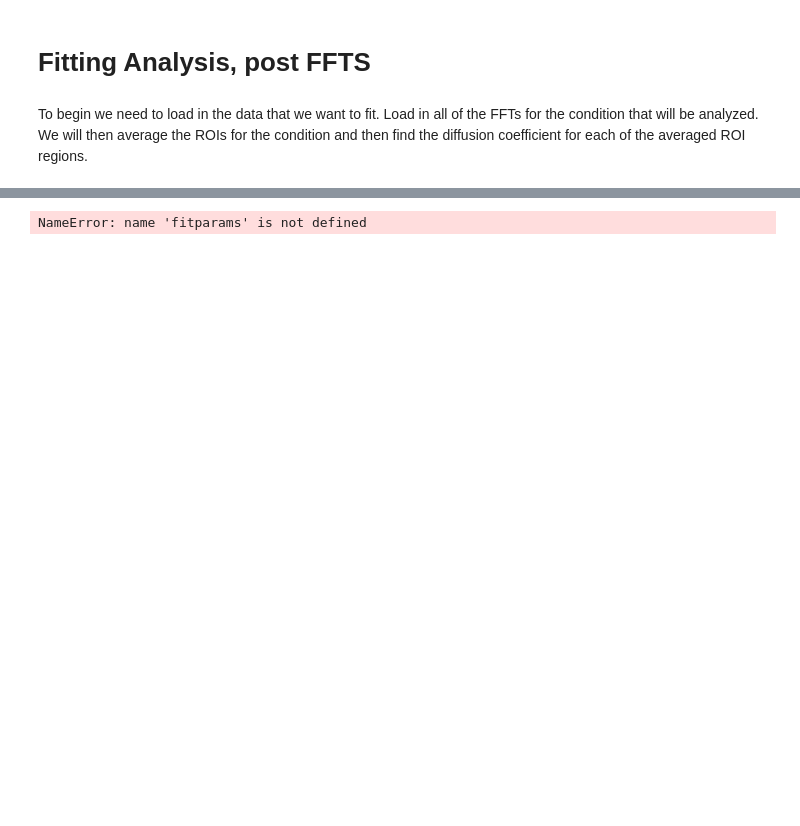
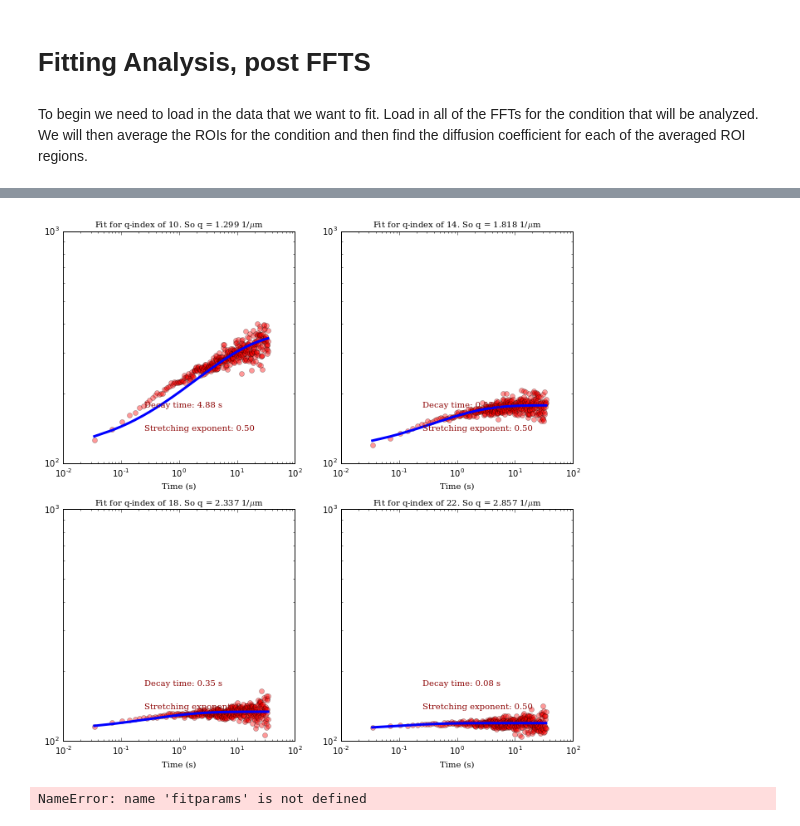
Before and after one commit to rmcgorty/Differential-Dynamic-Microscopy---Python, a Jupyter notebook: DDM analysis for DNA samples.ipynb, the cells around one changed output, grey strips where cells are left out. Saved outputs shown, nothing was run; the diff lists cells and outputs as text; code cells hidden in the pictures; blank space fills up the shorter version.

```diff
--- a/DDM analysis for DNA samples.ipynb
+++ b/DDM analysis for DNA samples.ipynb
@@ -82,11 +87,11 @@ def two_rounds_fitting(data, times):
         https://docs.scipy.org/doc/scipy/reference/generated/scipy.optimize.leastsq.html
     Then, it uses the Levenberg-Marquardt method with the mpfit module.
     '''
-    pars,minp,maxp,lmin,lmax,fix = ddm.returnReasonableParams(d=data, bg=12, double=False, fps=1./times[0])
+    pars,minp,maxp,lmin,lmax,fix = ddm.returnReasonableParams(d=data, bg=110, double=False, fps=1./times[0])
     #Paramters:
     # Amplitude-0, TimeConst-1, Background-2, Alpha (strtching exp), (... same for second exp..))
 
-    minp[3]=0.9
+    minp[3]=0.5
     maxp[3]=1.05
     maxp[2]=1e14
     pars[3]=1.00
@@ -108,35 +113,37 @@ def two_rounds_fitting(data, times):
             if p<0:
                 newPars[i]=abs(p)
                 if newPars[i]>maxp[i]:
                     newPars[i] = maxp[i]*0.9
                 elif newPars[i]<minp[i]:
                     newPars[i] = minp[i]*1.1
             else:
                 newPars[i] = minp[i]*1.1
 
     #Now use the Levenberg-Marquardt function. It returns the optimized paramters (fitparamsB), the
     #  best fit (theoryB), any error codes, and the chi-squared value (the sum of squares of the error)
     fitparamsB, theoryB, errCodeB, chi2B = ddm.newFit(data,times,newPars,minp,maxp,lmin,lmax,fix,
                                                       logfit=False,quiet=True,factor=0.8)
 
     return fitparamsB, theoryB, chi2B
 
-plt.figure(figsize=(15,15)) #Create figure of size 15x15 (inches)
+plt.figure(figsize=(11,11)) #Create figure of size 15x15 (inches)
 
 #Loop over four different q-values to do the fit
-for i,q_index in enumerate([3,10,16,22]):
+for i,q_index in enumerate([10,14,18,22]):
     fitparamsB, theoryB, chi2B = two_rounds_fitting(ravs[:,q_index], times)
     ax = plt.subplot(2,2,i+1) #creating 4 subplots in a 2x2 grid
     ax.loglog(times,ravs[:,q_index],'ro',alpha=0.4)
     ax.plot(times, theoryB, '-b',lw=3)
     ax.text(0.35,0.25,'Decay time: %.2f s' % fitparamsB[1],
             fontdict=font_plt,horizontalalignment='left',
             verticalalignment='center', transform=ax.transAxes)
     ax.text(0.35,0.15,'Stretching exponent: %.2f' % fitparamsB[3],
             fontdict=font_plt,horizontalalignment='left',
             verticalalignment='center', transform=ax.transAxes)
     ax.set_xlabel("Time (s)", fontdict=font_plt_ax)
     ax.set_title("Fit for q-index of %i. So q = %.3f 1/$\mu$m" % (q_index, q[q_index]), fontdict=font_plt_ax)
+# %% [output]
+[figure, added]
 # %%
 #Now, we'll do that fit for *all* q-values
 
```
Also changed, not shown: parts of 6 cells of this notebook, 1 other file.
